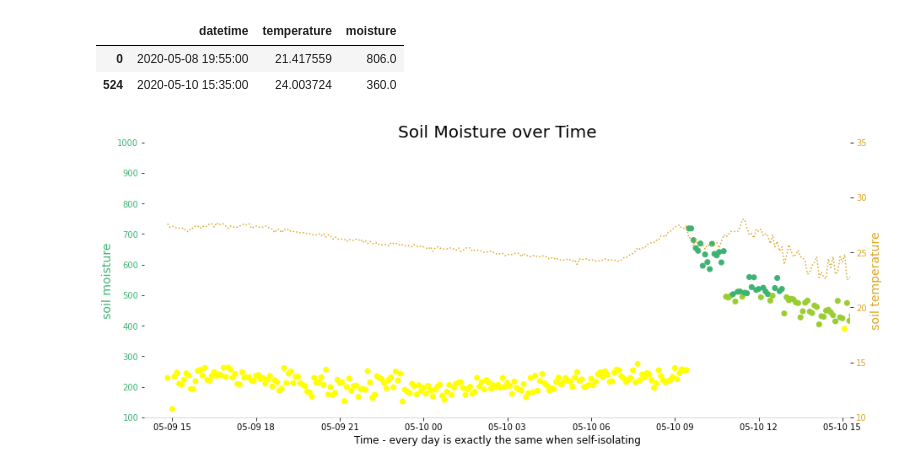
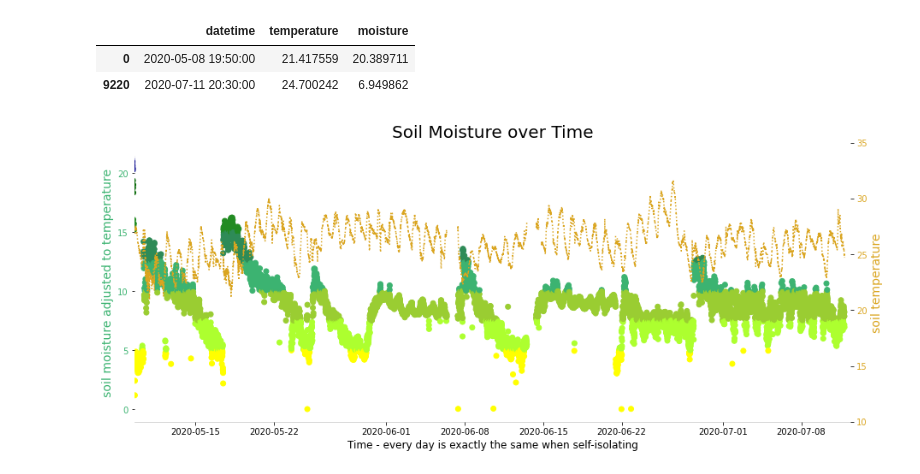
Before and after one commit to m1key/raspberry-pi, a Jupyter notebook: moist/Moisture.ipynb, the cells around one changed output. Saved outputs shown, nothing was run; the diff lists cells and outputs as text; code cells hidden in the pictures.

```diff
--- a/moist/Moisture.ipynb
+++ b/moist/Moisture.ipynb
@@ -3,55 +3,68 @@
 # %%
 import pandas as pd
 
-url = 'https://raw.githubusercontent.com/m1key/raspberry-pi/master/moist/moisture.csv'
-df = pd.read_csv(url, sep=",", names=['datetime', 'temperature', 'moisture'])
+urls = ['https://raw.githubusercontent.com/m1key/raspberry-pi/master/moist/moisture.csv',
+        'https://raw.githubusercontent.com/m1key/raspberry-pi/master/moist/moisture2.csv',
+        'https://raw.githubusercontent.com/m1key/raspberry-pi/master/moist/moisture3.csv',
+        'https://raw.githubusercontent.com/m1key/raspberry-pi/master/moist/moisture4.csv',
+        'https://raw.githubusercontent.com/m1key/raspberry-pi/master/moist/moisture5.csv']
+df = pd.concat((pd.read_csv(f, sep=",", names=['datetime', 'temperature', 'moisture']) for f in urls))
 df['datetime'] = pd.to_datetime(df['datetime'])
 df = df.set_index('datetime')
-df = df.groupby(pd.Grouper(freq="5min")).min()
+df = df.groupby(pd.Grouper(freq="10min")).min()
 df = df.reset_index()
+df['moisture'] = df['moisture'] / (df['temperature']**1.2) # they seem to be correlated, power used
 df.iloc[[0, -1]]
 # %% [output]
 |  | datetime | temperature | moisture |
-| 0 | 2020-05-08 19:55:00 | 21.417559 | 806.0 |
-| 524 | 2020-05-10 15:35:00 | 24.003724 | 360.0 |
+| 0 | 2020-05-08 19:50:00 | 21.417559 | 20.389711 |
+| 9220 | 2020-07-11 20:30:00 | 24.700242 | 6.949862 |
 # %%
 import matplotlib.pyplot as plt
 
+factor = 0.04 # no power
+factor = 0.025 # power
 import numpy as np
-colors = np.where(df["moisture"] > 900, 'dodgerblue',
-         (np.where(df["moisture"] > 800, 'c',
-                   (np.where(df["moisture"] > 500, 'mediumseagreen',
-                       (np.where(df['moisture'] > 400, 'yellowgreen', 'yellow')))))))
+colors = np.where(df["moisture"] > 900 * factor, 'navy',
+                  (np.where(df["moisture"] > 800 * factor, 'darkblue',
+                            (np.where(df["moisture"] > 700 * factor, 'darkgreen',
+                                      (np.where(df['moisture'] > 600 * factor, 'forestgreen',
+                                                (np.where(df['moisture'] > 500 * factor, 'seagreen',
+                                                          np.where(df['moisture'] > 400 * factor, 'mediumseagreen',
+                                                                   np.where(df['moisture'] > 300 * factor, 'yellowgreen',
+                                                                            np.where(df['moisture'] > 200 * factor, 'greenyellow','yellow'))))))))))))
 
 fig, ax = plt.subplots(1, figsize=(15,6))
 ax.scatter(df['datetime'], df['moisture'], c=colors)
-ax.set_ylabel('soil moisture', color='mediumseagreen', fontsize=14)
+ax.set_ylabel('soil moisture adjusted to temperature', color='mediumseagreen', fontsize=14)
 ax.tick_params(axis='y', labelcolor='mediumseagreen')
-ax.set_ylim(100, 1000)
 ax.set_xlabel('Time - every day is exactly the same when self-isolating', fontsize=12)
 
 ax2 = ax.twinx()
 ax2.plot(df['datetime'], df['temperature'], linestyle='dotted', color='goldenrod')
 ax2.set_ylabel('soil temperature', color='goldenrod', fontsize=14)
 ax2.tick_params(axis='y', labelcolor='goldenrod')
 ax2.set_ylim(10, 35)
 
 plt.title('Soil Moisture over Time', fontsize=20)
 import datetime
 #from datetime import timedelta
-#plt.xlim(datetime.datetime.now() - timedelta(hours=24*1), datetime.datetime.now())
+#plt.xlim(datetime.datetime.now() - timedelta(hours=24*11))
+# 2020-05-09 14:00 large plant
+# 2020-05-24 22:00 tree of life
+# 2020-06-21 11:00 palm tree
 plt.xlim(datetime.datetime(2020, 5, 9, 14, 00), datetime.datetime.now())
 
 ax.spines['right'].set_visible(False)
 ax.spines['top'].set_visible(False)
 ax.spines['left'].set_alpha(0.0)
 ax.spines['bottom'].set_alpha(0.1)
 
 ax2.spines['right'].set_visible(False)
 ax2.spines['top'].set_visible(False)
 ax2.spines['left'].set_alpha(0.0)
 ax2.spines['bottom'].set_alpha(0.1)
 
 plt.show()
 # %% [output]
-[figure, old version]
+[figure, new version]
```
